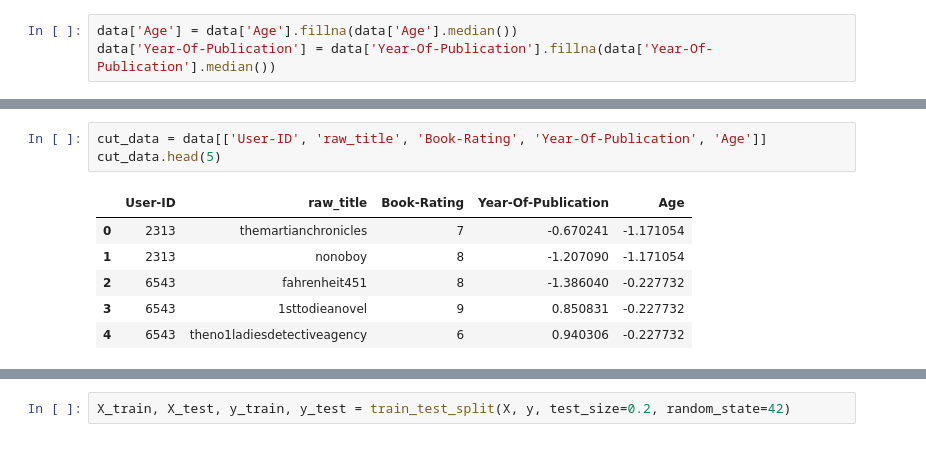
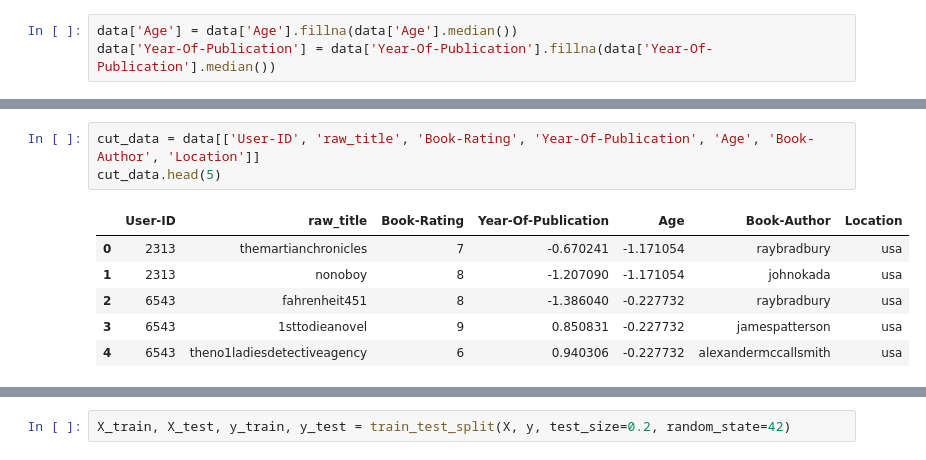
Before and after one commit to justProductAnalyst/Books-Recommendation-System, a Jupyter notebook: ML/EmbeddingBasedRecSys.ipynb, the cells around one changed output, grey strips where cells are left out. Cells and saved outputs as stored; diff of their text form.

```diff
--- a/ML/EmbeddingBasedRecSys.ipynb
+++ b/ML/EmbeddingBasedRecSys.ipynb
@@ -35,15 +35,15 @@ data.head(5)
 | 3 | 6543 | 9 | jamespatterson | 0.850831 | usa | -0.227732 | 1sttodieanovel | fiction |
 | 4 | 6543 | 6 | alexandermccallsmith | 0.940306 | usa | -0.227732 | theno1ladiesdetectiveagency | botswana |
 # %%
-cut_data = data[['User-ID', 'raw_title', 'Book-Rating', 'Year-Of-Publication', 'Age']]
+cut_data = data[['User-ID', 'raw_title', 'Book-Rating', 'Year-Of-Publication', 'Age', 'Book-Author', 'Location']]
 cut_data.head(5)
 # %% [output]
-|  | User-ID | raw_title | Book-Rating | Year-Of-Publication | Age |
-| 0 | 2313 | themartianchronicles | 7 | -0.670241 | -1.171054 |
-| 1 | 2313 | nonoboy | 8 | -1.207090 | -1.171054 |
-| 2 | 6543 | fahrenheit451 | 8 | -1.386040 | -0.227732 |
-| 3 | 6543 | 1sttodieanovel | 9 | 0.850831 | -0.227732 |
-| 4 | 6543 | theno1ladiesdetectiveagency | 6 | 0.940306 | -0.227732 |
+|  | User-ID | raw_title | Book-Rating | Year-Of-Publication | Age | Book-Author | Location |
+| 0 | 2313 | themartianchronicles | 7 | -0.670241 | -1.171054 | raybradbury | usa |
+| 1 | 2313 | nonoboy | 8 | -1.207090 | -1.171054 | johnokada | usa |
+| 2 | 6543 | fahrenheit451 | 8 | -1.386040 | -0.227732 | raybradbury | usa |
+| 3 | 6543 | 1sttodieanovel | 9 | 0.850831 | -0.227732 | jamespatterson | usa |
+| 4 | 6543 | theno1ladiesdetectiveagency | 6 | 0.940306 | -0.227732 | alexandermccallsmith | usa |
 # %%
 label_encoder = LabelEncoder()
 cut_data['raw_title'] = label_encoder.fit_transform(cut_data['raw_title'])
```
Also changed, not shown: parts of 19 cells of this notebook.
